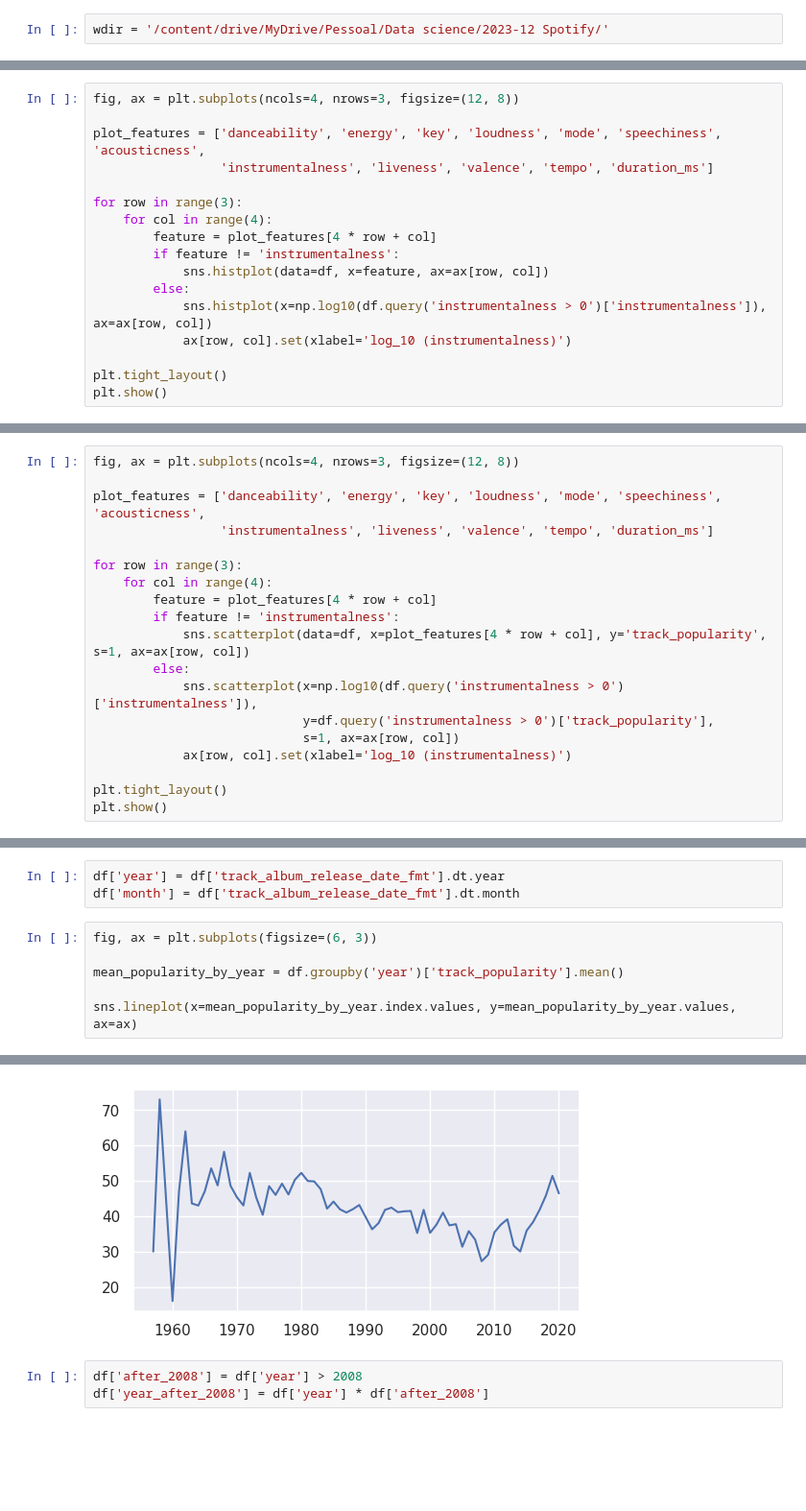
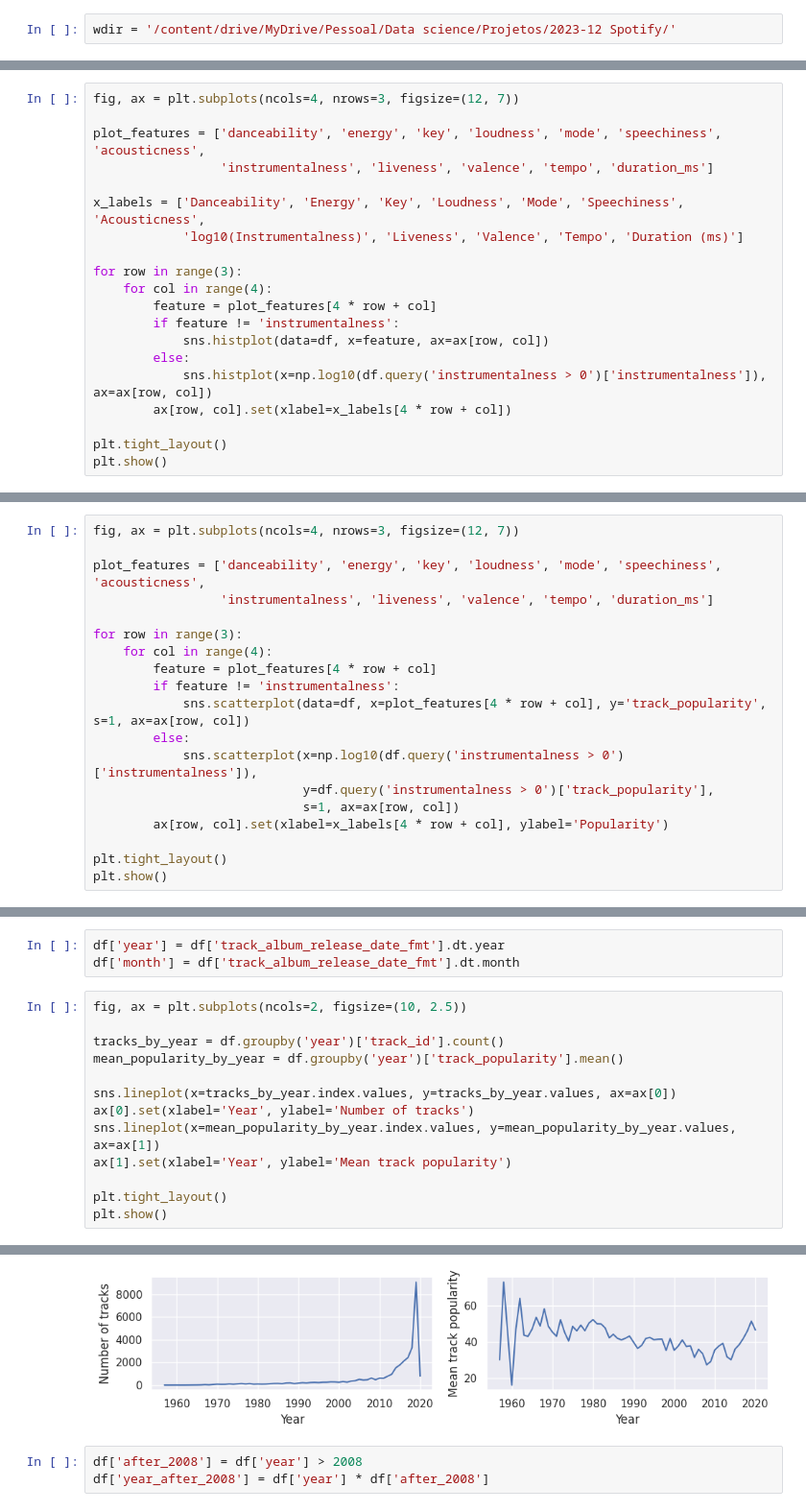
Before and after one commit to ivancostabernardo/Portfolio, a Jupyter notebook: 2023_12_Spotify_Analysis.ipynb, the cells around one changed output, grey strips where cells are left out. Shown at 96% size. Drawn from its saved outputs; the diff is of its cells as text; blank space fills up the shorter version.

```diff
--- a/2023_12_Spotify_Analysis.ipynb
+++ b/2023_12_Spotify_Analysis.ipynb
@@ -26,7 +24,7 @@ import random
 # %%
 sns.set_theme()
 # %%
-wdir = '/content/drive/MyDrive/Pessoal/Data science/2023-12 Spotify/'
+wdir = '/content/drive/MyDrive/Pessoal/Data science/Projetos/2023-12 Spotify/'
 # %% [markdown]
 ## Introducing the data
 # %%
@@ -214,10 +200,13 @@ df.describe()
 | 75% | 62.000000 | 0.761000 | 0.840000 | 9.000000 | -4.645000 | 1.000000 | 0.132000 | 0.255000 | ... |
 | max | 100.000000 | 0.983000 | 1.000000 | 11.000000 | 1.275000 | 1.000000 | 0.918000 | 0.994000 | ... |
 # %%
-fig, ax = plt.subplots(ncols=4, nrows=3, figsize=(12, 8))
+fig, ax = plt.subplots(ncols=4, nrows=3, figsize=(12, 7))
 
 plot_features = ['danceability', 'energy', 'key', 'loudness', 'mode', 'speechiness', 'acousticness',
                  'instrumentalness', 'liveness', 'valence', 'tempo', 'duration_ms']
+
+x_labels = ['Danceability', 'Energy', 'Key', 'Loudness', 'Mode', 'Speechiness', 'Acousticness',
+            'log10(Instrumentalness)', 'Liveness', 'Valence', 'Tempo', 'Duration (ms)']
 
 for row in range(3):
     for col in range(4):
@@ -226,7 +215,7 @@ for row in range(3):
             sns.histplot(data=df, x=feature, ax=ax[row, col])
         else:
             sns.histplot(x=np.log10(df.query('instrumentalness > 0')['instrumentalness']), ax=ax[row, col])
-            ax[row, col].set(xlabel='log_10 (instrumentalness)')
+        ax[row, col].set(xlabel=x_labels[4 * row + col])
 
 plt.tight_layout()
 plt.show()
@@ -235,5 +224,5 @@ plt.show()
 # %%
-fig, ax = plt.subplots(ncols=4, nrows=3, figsize=(12, 8))
+fig, ax = plt.subplots(ncols=4, nrows=3, figsize=(12, 7))
 
 plot_features = ['danceability', 'energy', 'key', 'loudness', 'mode', 'speechiness', 'acousticness',
                  'instrumentalness', 'liveness', 'valence', 'tempo', 'duration_ms']
@@ -247,7 +236,7 @@ for row in range(3):
             sns.scatterplot(x=np.log10(df.query('instrumentalness > 0')['instrumentalness']),
                             y=df.query('instrumentalness > 0')['track_popularity'],
                             s=1, ax=ax[row, col])
-            ax[row, col].set(xlabel='log_10 (instrumentalness)')
+        ax[row, col].set(xlabel=x_labels[4 * row + col], ylabel='Popularity')
 
 plt.tight_layout()
 plt.show()
@@ -348,9 +333,16 @@ df['track_album_release_date_fmt'].dt.year.plot(kind='hist', bins=range(1957, 20
 df['year'] = df['track_album_release_date_fmt'].dt.year
 df['month'] = df['track_album_release_date_fmt'].dt.month
 # %%
-fig, ax = plt.subplots(figsize=(6, 3))
+fig, ax = plt.subplots(ncols=2, figsize=(10, 2.5))
 
+tracks_by_year = df.groupby('year')['track_id'].count()
 mean_popularity_by_year = df.groupby('year')['track_popularity'].mean()
 
-sns.lineplot(x=mean_popularity_by_year.index.values, y=mean_popularity_by_year.values, ax=ax)
+sns.lineplot(x=tracks_by_year.index.values, y=tracks_by_year.values, ax=ax[0])
+ax[0].set(xlabel='Year', ylabel='Number of tracks')
+sns.lineplot(x=mean_popularity_by_year.index.values, y=mean_popularity_by_year.values, ax=ax[1])
+ax[1].set(xlabel='Year', ylabel='Mean track popularity')
+
+plt.tight_layout()
+plt.show()
 # %% [output]
@@ -358,4 +349,4 @@ sns.lineplot(x=mean_popularity_by_year.index.values, y=mean_popularity_by_year.v
-[figure, old version]
+[figure, new version]
 # %%
 df['after_2008'] = df['year'] > 2008
 df['year_after_2008'] = df['year'] * df['after_2008']
```
Also changed, not shown: parts of 14 cells of this notebook.
